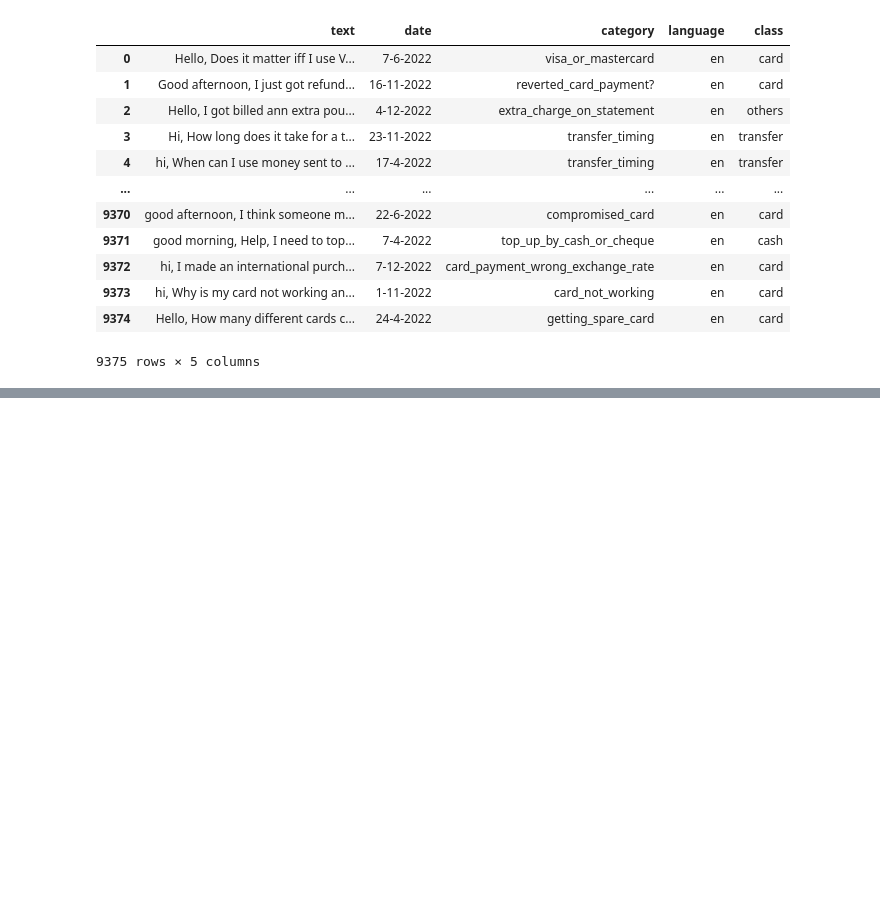
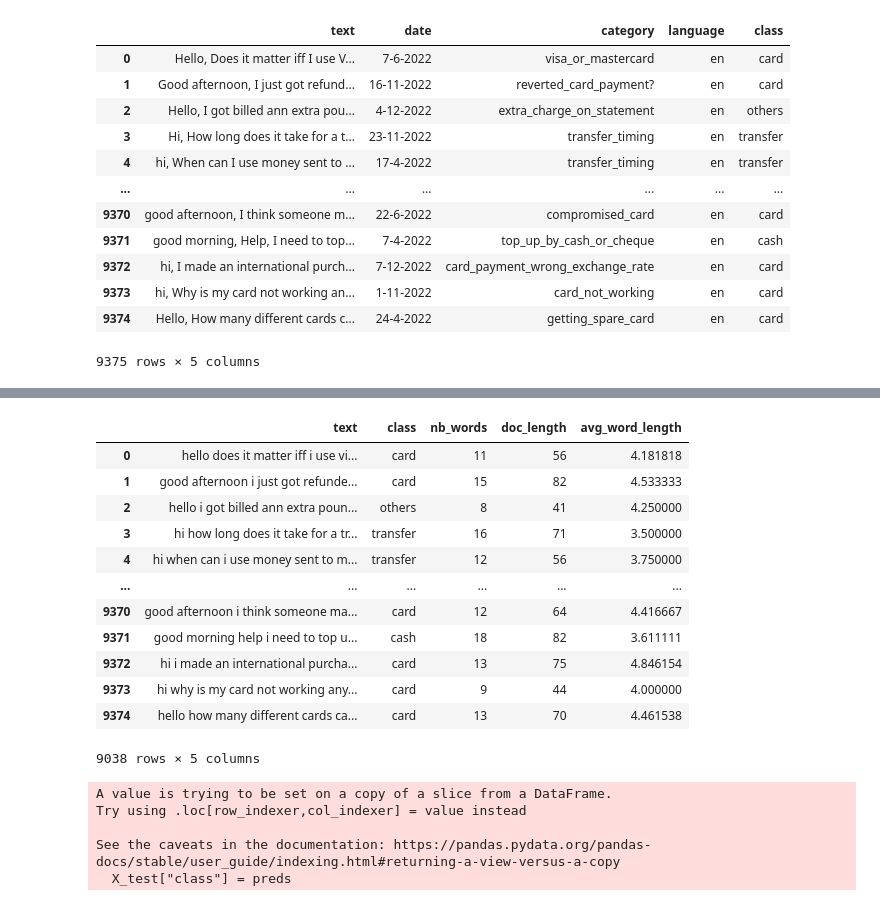
Before and after one commit to 0xjrr/ds-hackaton4-ldsa, a Jupyter notebook: JS.ipynb, the cells around one changed output, grey strips where cells are left out. Saved outputs shown, nothing was run; the diff lists cells and outputs as text; code cells hidden in the pictures; blank space fills up the shorter version.

```diff
--- a/JS.ipynb
+++ b/JS.ipynb
@@ -58,0 +149,2 @@ df_merged.to_csv("data\dataset_mapped.csv")
+# %%
+df_clean = df_clean.loc[df_clean["class"].notna()]
@@ -58,0 +157,16 @@ df_merged.to_csv("data\dataset_mapped.csv")
+# %%
+df_aux = df_clean.copy()
+# %%
+def remove_punctuation(text):
+
+
+    text = re.sub(r'[^\w\s]+', '', text)
+
+    return text.lower()
+# %%
+def preprocess_text(df):
+
+    df_processed = df.copy()
+    df_processed["text"] = df_processed["text"].apply(lambda x: remove_punctuation(x))
+    return df_processed
+df_aux = preprocess_text(df_aux)
@@ -58,0 +216,22 @@ df_merged.to_csv("data\dataset_mapped.csv")
+# %%
+df_clean_aux = df_aux.copy()
+
+df_clean_aux["nb_words"] = df_clean_aux['text'].str.split().map(len)
+df_clean_aux["doc_length"] = df_clean_aux['text'].map(len)
+df_clean_aux["avg_word_length"] =  df_clean_aux['text'].apply(lambda x: np.mean([len(t) for t in x.split(' ')]) if len([len(t) for t in x.split(' ')]) > 0 else 0)
+
+df_clean_aux
+# %% [output]
+|  | text | class | nb_words | doc_length | avg_word_length |
+| 0 | hello does it matter iff i use vi... | card | 11 | 56 | 4.181818 |
+| 1 | good afternoon i just got refunde... | card | 15 | 82 | 4.533333 |
+| 2 | hello i got billed ann extra poun... | others | 8 | 41 | 4.250000 |
+| 3 | hi how long does it take for a tr... | transfer | 16 | 71 | 3.500000 |
+| 4 | hi when can i use money sent to m... | transfer | 12 | 56 | 3.750000 |
+| ... | ... | ... | ... | ... | ... |
+| 9370 | good afternoon i think someone ma... | card | 12 | 64 | 4.416667 |
+| 9371 | good morning help i need to top u... | cash | 18 | 82 | 3.611111 |
+| 9372 | hi i made an international purcha... | card | 13 | 75 | 4.846154 |
+| 9373 | hi why is my card not working any... | card | 9 | 44 | 4.000000 |
+| 9374 | hello how many different cards ca... | card | 13 | 70 | 4.461538 |
+9038 rows × 5 columns
@@ -58,0 +302,8 @@ df_merged.to_csv("data\dataset_mapped.csv")
+# %%
+X_test["class"] = preds
+# %% [output]
+A value is trying to be set on a copy of a slice from a DataFrame.
+Try using .loc[row_indexer,col_indexer] = value instead
+
+See the caveats in the documentation: https://pandas.pydata.org/pandas-docs/stable/user_guide/indexing.html#returning-a-view-versus-a-copy
+  X_test["class"] = preds
```
Also changed, not shown: parts of 20 cells of this notebook.
